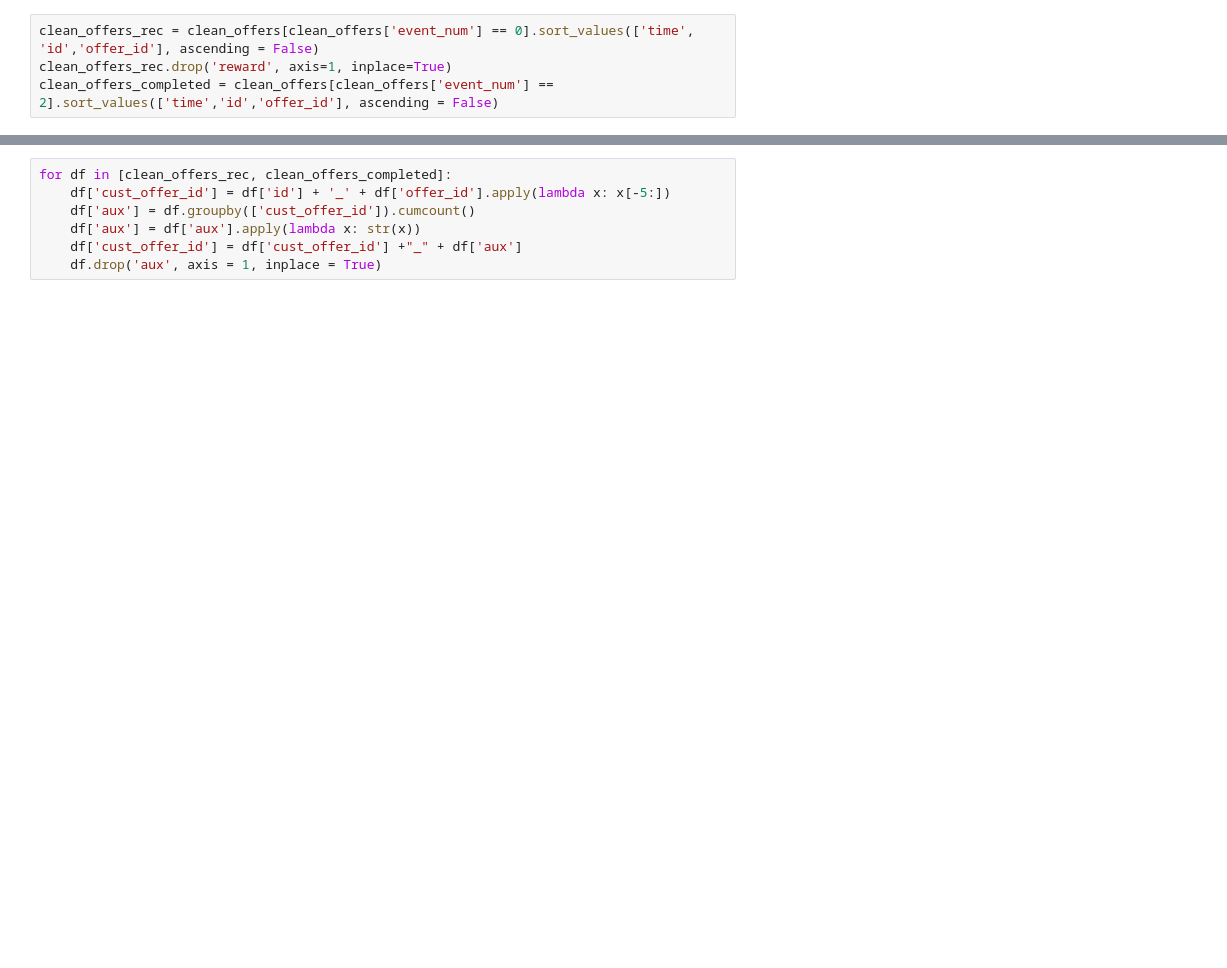
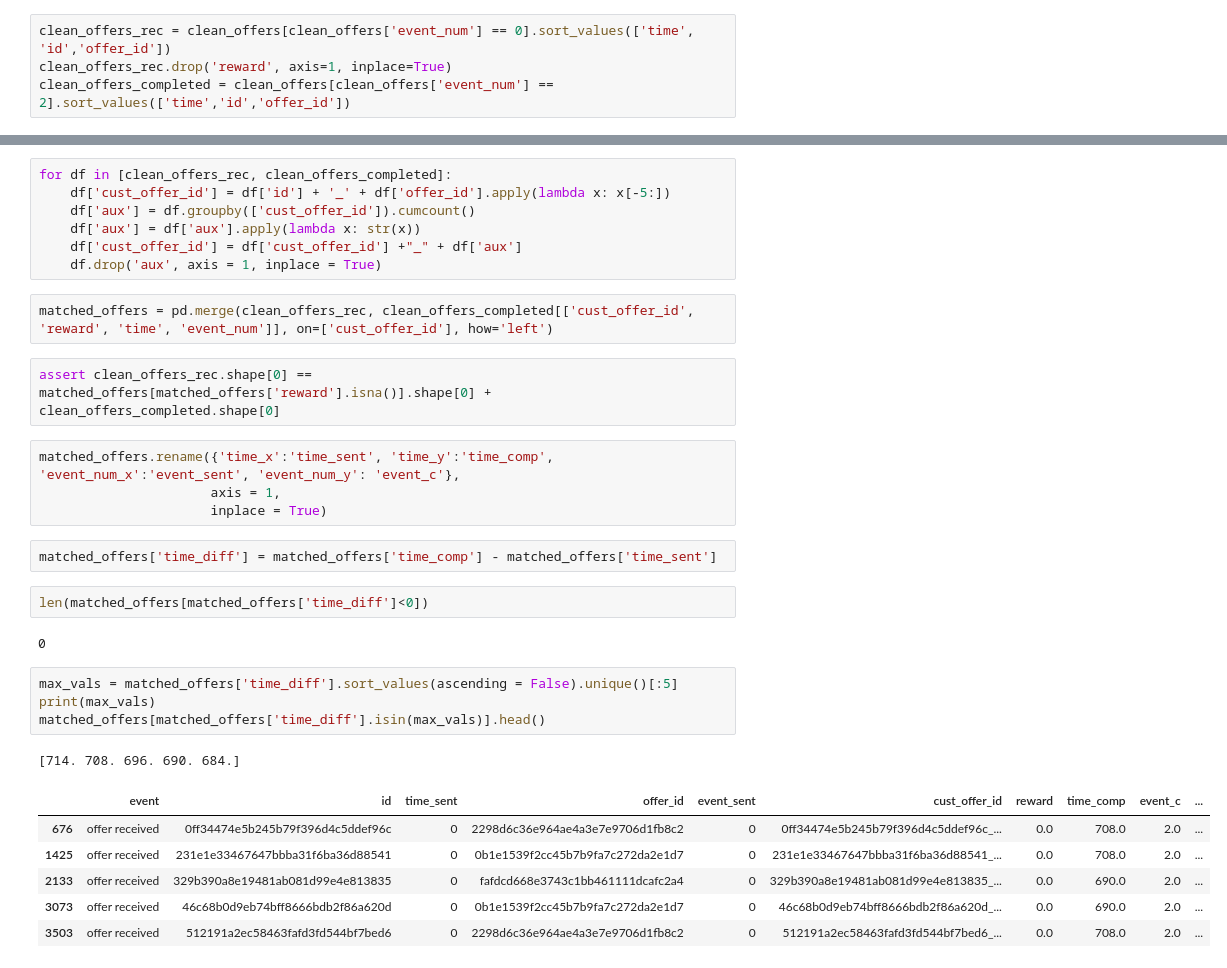
Before and after one commit to IllanL/Udacity_ML_Eng, a Jupyter notebook: Capstone project - Starbucks/Starbucks_Capstone_notebook.ipynb, the cells around one changed output, grey strips where cells are left out. Saved outputs shown, nothing was run; the diff lists cells and outputs as text; blank space fills up the shorter version.

```diff
--- a/Capstone project - Starbucks/Starbucks_Capstone_notebook.ipynb
+++ b/Capstone project - Starbucks/Starbucks_Capstone_notebook.ipynb
@@ -904,4 +907,4 @@ clean_offers_rc = clean_offers[clean_offers['event_num'] != 1]
 # %%
-clean_offers_rec = clean_offers[clean_offers['event_num'] == 0].sort_values(['time', 'id','offer_id'], ascending = False)
+clean_offers_rec = clean_offers[clean_offers['event_num'] == 0].sort_values(['time', 'id','offer_id'])
 clean_offers_rec.drop('reward', axis=1, inplace=True)
-clean_offers_completed = clean_offers[clean_offers['event_num'] == 2].sort_values(['time','id','offer_id'], ascending = False)
+clean_offers_completed = clean_offers[clean_offers['event_num'] == 2].sort_values(['time','id','offer_id'])
@@ -916,3 +915,29 @@ for df in [clean_offers_rec, clean_offers_completed]:
     df['aux'] = df['aux'].apply(lambda x: str(x))
     df['cust_offer_id'] = df['cust_offer_id'] +"_" + df['aux']
     df.drop('aux', axis = 1, inplace = True)
+# %%
+matched_offers = pd.merge(clean_offers_rec, clean_offers_completed[['cust_offer_id', 'reward', 'time', 'event_num']], on=['cust_offer_id'], how='left')
+# %%
+assert clean_offers_rec.shape[0] == matched_offers[matched_offers['reward'].isna()].shape[0] + clean_offers_completed.shape[0]
+# %%
+matched_offers.rename({'time_x':'time_sent', 'time_y':'time_comp', 'event_num_x':'event_sent', 'event_num_y': 'event_c'},
+                      axis = 1,
+                      inplace = True)
+# %%
+matched_offers['time_diff'] = matched_offers['time_comp'] - matched_offers['time_sent']
+# %%
+len(matched_offers[matched_offers['time_diff']<0])
+# %% [output]
+0
+# %%
+max_vals = matched_offers['time_diff'].sort_values(ascending = False).unique()[:5]
+print(max_vals)
+matched_offers[matched_offers['time_diff'].isin(max_vals)].head()
+# %% [output]
+[714. 708. 696. 690. 684.]
+|  | event | id | time_sent | offer_id | event_sent | cust_offer_id | reward | time_comp | event_c | ... |
+| 676 | offer received | 0ff34474e5b245b79f396d4c5ddef96c | 0 | 2298d6c36e964ae4a3e7e9706d1fb8c2 | 0 | 0ff34474e5b245b79f396d4c5ddef96c_... | 0.0 | 708.0 | 2.0 | ... |
+| 1425 | offer received | 231e1e33467647bbba31f6ba36d88541 | 0 | 0b1e1539f2cc45b7b9fa7c272da2e1d7 | 0 | 231e1e33467647bbba31f6ba36d88541_... | 0.0 | 708.0 | 2.0 | ... |
+| 2133 | offer received | 329b390a8e19481ab081d99e4e813835 | 0 | fafdcd668e3743c1bb461111dcafc2a4 | 0 | 329b390a8e19481ab081d99e4e813835_... | 0.0 | 690.0 | 2.0 | ... |
+| 3073 | offer received | 46c68b0d9eb74bff8666bdb2f86a620d | 0 | 0b1e1539f2cc45b7b9fa7c272da2e1d7 | 0 | 46c68b0d9eb74bff8666bdb2f86a620d_... | 0.0 | 690.0 | 2.0 | ... |
+| 3503 | offer received | 512191a2ec58463fafd3fd544bf7bed6 | 0 | 2298d6c36e964ae4a3e7e9706d1fb8c2 | 0 | 512191a2ec58463fafd3fd544bf7bed6_... | 0.0 | 708.0 | 2.0 | ... |
```
Also changed, not shown: parts of 48 cells of this notebook, 2 other files.
